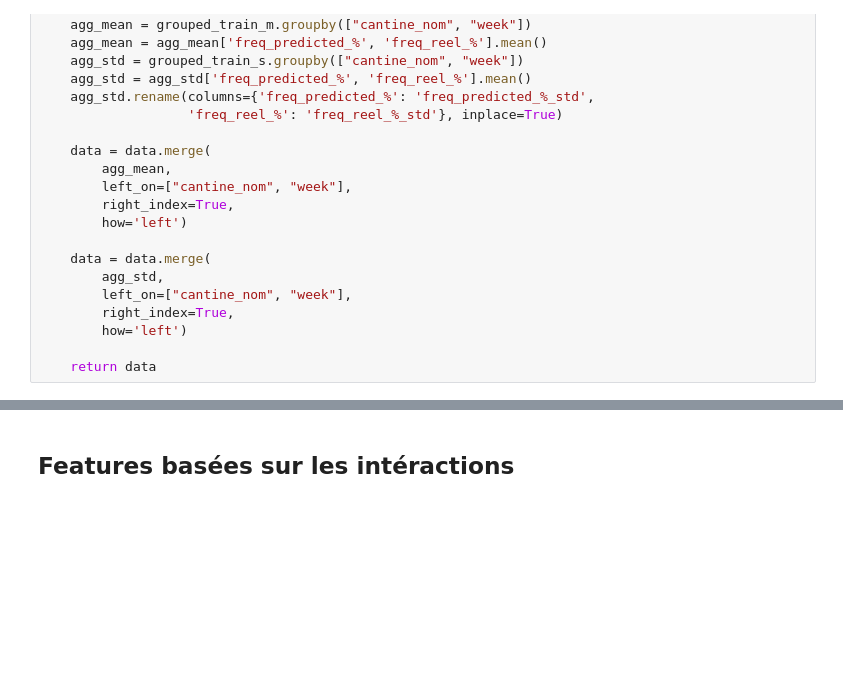
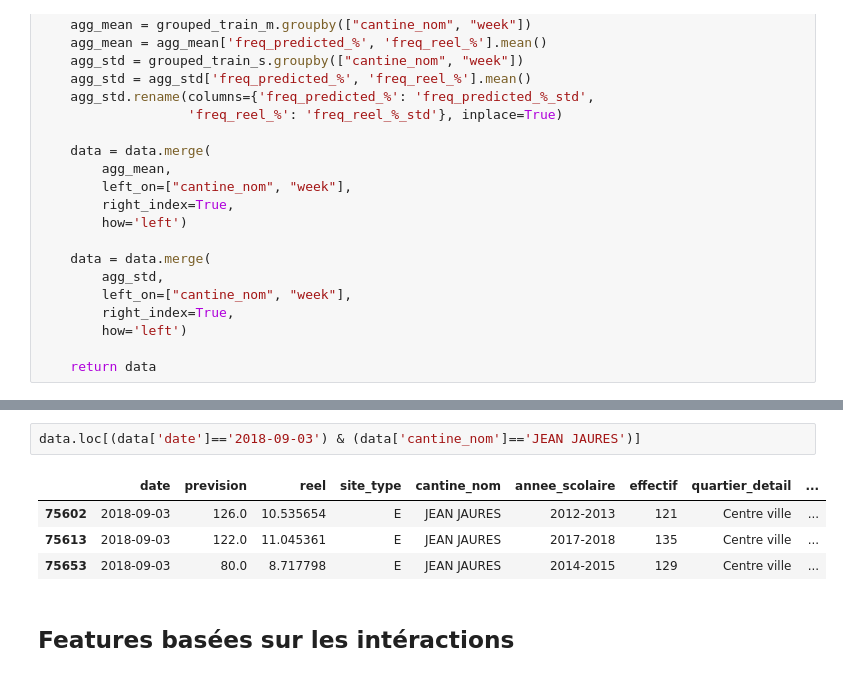
Before and after one commit to qangelot/projet_Nantes, a Jupyter notebook: research/features_engineering.ipynb, the cells around one changed output, grey strips where cells are left out. Saved outputs shown, nothing was run; the diff lists cells and outputs as text; blank space fills up the shorter version.

```diff
--- a/research/features_engineering.ipynb
+++ b/research/features_engineering.ipynb
@@ -253,6 +264,13 @@ See the caveats in the documentation: https://pandas.pydata.org/pandas-docs/stab
 | 2 | 2011-01-03 | 267.0 | 15.524175 | E | ANATOLE DE MONZIE | 2014-2015 | 124 | Ile de Nantes | ... |
 | 3 | 2011-01-03 | 197.0 | 13.564660 | M/E | ANDRE LERMITE/LAMORICIERE | 2015-2016 | 334 | None | ... |
 | 4 | 2011-01-03 | 271.0 | 15.066519 | M | GASTON SERPETTE M | 2017-2018 | 116 | Hauts Pavés - Saint Félix | ... |
+# %%
+data.loc[(data['date']=='2018-09-03') & (data['cantine_nom']=='JEAN JAURES')]
+# %% [output]
+|  | date | prevision | reel | site_type | cantine_nom | annee_scolaire | effectif | quartier_detail | ... |
+| 75602 | 2018-09-03 | 126.0 | 10.535654 | E | JEAN JAURES | 2012-2013 | 121 | Centre ville | ... |
+| 75613 | 2018-09-03 | 122.0 | 11.045361 | E | JEAN JAURES | 2017-2018 | 135 | Centre ville | ... |
+| 75653 | 2018-09-03 | 80.0 | 8.717798 | E | JEAN JAURES | 2014-2015 | 129 | Centre ville | ... |
 # %% [markdown]
 ## Features basées sur les intéractions
 # %%
```
Also changed, not shown: parts of 3 cells of this notebook, 14 other files.
